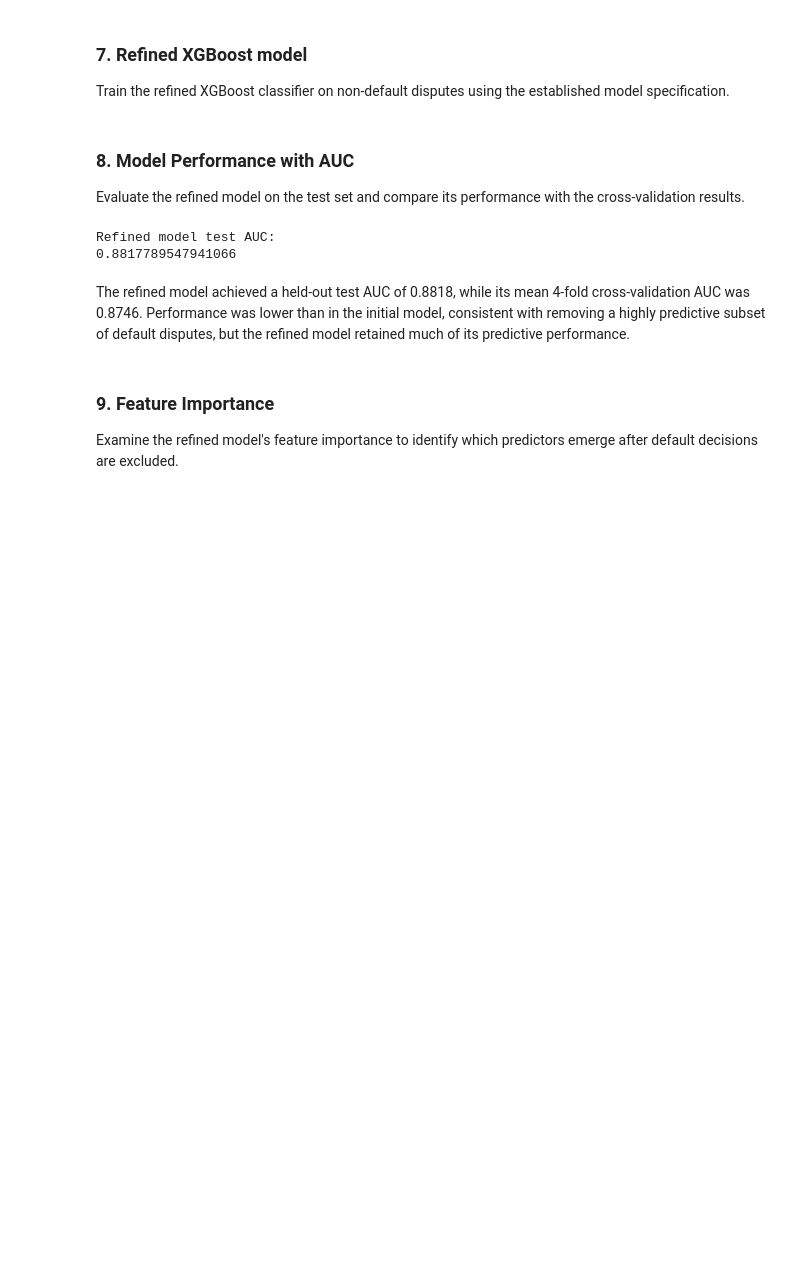
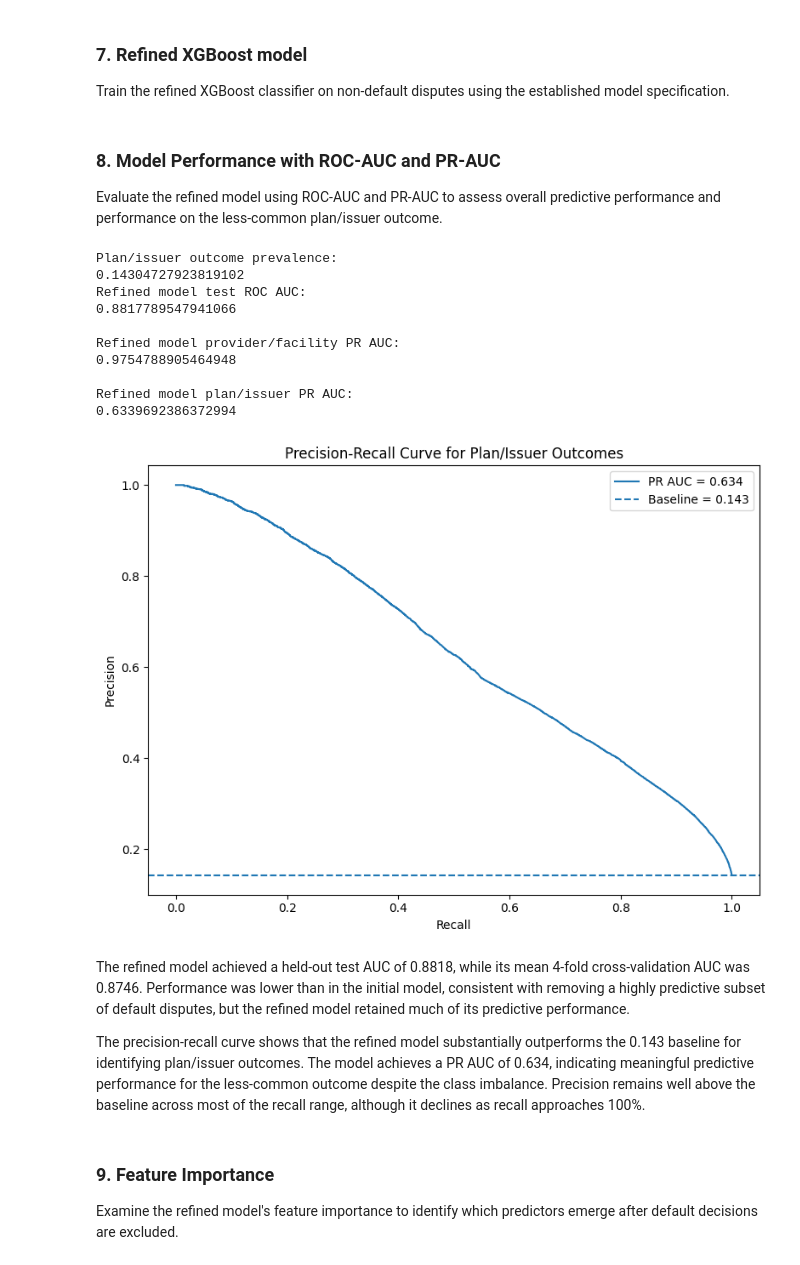
Before and after one commit to alicec740/xgboost-analysis-of-idr-outcomes, a Jupyter notebook: refined_idr_xgboost_model.ipynb, the cells around one changed output. Drawn from its saved outputs; the diff is of its cells as text; code cells hidden in the pictures; blank space fills up the shorter version.

```diff
--- a/refined_idr_xgboost_model.ipynb
+++ b/refined_idr_xgboost_model.ipynb
@@ -51,7 +53,7 @@ float_columns = [ "Length of Time to Make Determination",
                   "Quarter" ]
 
 # Load in Independent Dispute Resolution data
-dataset_path = r"DATASET PATH"
+dataset_path = r"C:\Users\choia\Downloads\concatenated_IDR_PUFs_2024.csv"
 idr_data = pd.read_csv(dataset_path, low_memory=False)
 
 print(f"Rows: {len(idr_data):,}")
@@ -304,25 +311,84 @@ refined_model = xgb.train(params=params,
                           num_boost_round=175,
                           verbose_eval=False)
 # %% [markdown]
-### 8. Model Performance with AUC
+### 8. Model Performance with ROC-AUC and PR-AUC
 
-Evaluate the refined model on the test set and compare its performance with the cross-validation results.
+Evaluate the refined model using ROC-AUC and PR-AUC to assess overall predictive performance and performance on the less-common plan/issuer outcome.
 # %%
 refined_predictions = refined_model.predict(dtest)
 
 refined_test_auc = roc_auc_score(
     target_test,
     refined_predictions
 )
 
+# Calculate PR AUC for provider/facility outcomes
+refined_provider_pr_auc = average_precision_score(
+    target_test,
+    refined_predictions
+)
 
-print("Refined model test AUC:")
+# Calculate PR AUC for plan/issuer outcomes
+refined_plan_pr_auc = average_precision_score(
+    1 - target_test,
+    1 - refined_predictions
+)
+
+plan_issuer_prevalence = (1 - target_test).mean()
+
+print("\nPlan/issuer outcome prevalence:")
+print(plan_issuer_prevalence)
+
+
+print("Refined model test ROC AUC:")
 print(refined_test_auc)
+
+print("\nRefined model provider/facility PR AUC:")
+print(refined_provider_pr_auc)
+
+print("\nRefined model plan/issuer PR AUC:")
+print(refined_plan_pr_auc)
+
+precision, recall, _ = precision_recall_curve(
+    1 - target_test,
+    1 - refined_predictions
+)
+
+
+plt.figure(figsize=(8, 6))
+
+plt.plot(recall,
+         precision,
+         label=f"PR AUC = {refined_plan_pr_auc:.3f}")
+
+
+plt.xlabel("Recall")
+plt.ylabel("Precision")
+plt.title("Precision-Recall Curve for Plan/Issuer Outcomes")
+plt.axhline(plan_issuer_prevalence,
+            linestyle="--",
+            label=f"Baseline = {plan_issuer_prevalence:.3f}")
+plt.legend()
+
+
+plt.tight_layout()
+plt.show()
 # %% [output]
-Refined model test AUC:
+Plan/issuer outcome prevalence:
+0.14304727923819102
+Refined model test ROC AUC:
 0.8817789547941066
+
+Refined model provider/facility PR AUC:
+0.9754788905464948
+
+Refined model plan/issuer PR AUC:
+0.6339692386372994
+[figure, added]
 # %% [markdown]
 The refined model achieved a held-out test AUC of 0.8818, while its mean 4-fold cross-validation AUC was 0.8746. Performance was lower than in the initial model, consistent with removing a highly predictive subset of default disputes, but the refined model retained much of its predictive performance.
+
+The precision-recall curve shows that the refined model substantially outperforms the 0.143 baseline for identifying plan/issuer outcomes. The model achieves a PR AUC of 0.634, indicating meaningful predictive performance for the less-common outcome despite the class imbalance. Precision remains well above the baseline across most of the recall range, although it declines as recall approaches 100%.
 # %% [markdown]
 ### 9. Feature Importance
 
```
Also changed, not shown: parts of 2 cells of this notebook.
